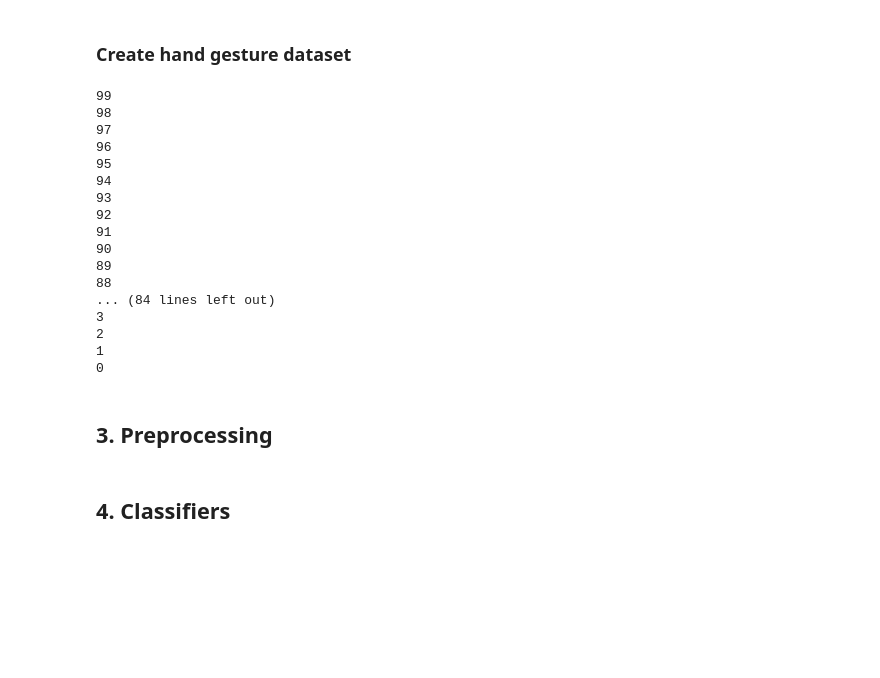
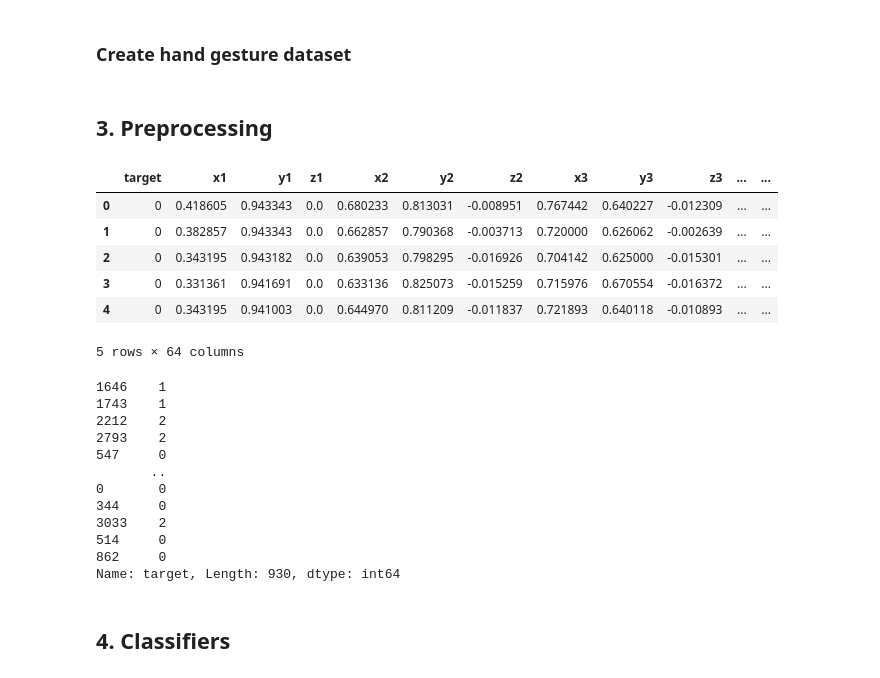
Before and after one commit to JanSzewczyk/hands-control-system, a Jupyter notebook: hands-gesture-classifier.ipynb, the cells around one changed output. Drawn from its saved outputs; the diff is of its cells as text; code cells hidden in the pictures; blank space fills up the shorter version.

```diff
--- a/hands-gesture-classifier.ipynb
+++ b/hands-gesture-classifier.ipynb
@@ -273,25 +281,8 @@ def create_gesture_dataset(action_type: ActionType, hand_type: HandType, sample_
     cap.release()
     cv2.destroyAllWindows()
 # %%
-create_gesture_dataset(ActionType(0), HandType.RIGHT)
+create_gesture_dataset(ActionType(2
+                                 ), HandType.RIGHT)
-# %% [output]
-99
-98
-97
-96
-95
-94
-93
-92
-91
-90
-89
-88
-... (84 lines left out)
-3
-2
-1
-0
 # %% [markdown]
 ## <a name='2'></a>3. Preprocessing
 # %%
@@ -298,0 +291,11 @@ create_gesture_dataset(ActionType(0), HandType.RIGHT)
+# %%
+df = pd.read_csv(COORDS_FILE_NAME)
+df.head()
+# %% [output]
+|  | target | x1 | y1 | z1 | x2 | y2 | z2 | x3 | y3 | z3 | ... | ... |
+| 0 | 0 | 0.418605 | 0.943343 | 0.0 | 0.680233 | 0.813031 | -0.008951 | 0.767442 | 0.640227 | -0.012309 | ... | ... |
+| 1 | 0 | 0.382857 | 0.943343 | 0.0 | 0.662857 | 0.790368 | -0.003713 | 0.720000 | 0.626062 | -0.002639 | ... | ... |
+| 2 | 0 | 0.343195 | 0.943182 | 0.0 | 0.639053 | 0.798295 | -0.016926 | 0.704142 | 0.625000 | -0.015301 | ... | ... |
+| 3 | 0 | 0.331361 | 0.941691 | 0.0 | 0.633136 | 0.825073 | -0.015259 | 0.715976 | 0.670554 | -0.016372 | ... | ... |
+| 4 | 0 | 0.343195 | 0.941003 | 0.0 | 0.644970 | 0.811209 | -0.011837 | 0.721893 | 0.640118 | -0.010893 | ... | ... |
+5 rows × 64 columns
@@ -299,3 +307,18 @@ create_gesture_dataset(ActionType(0), HandType.RIGHT)
+# %%
+y_test
+# %% [output]
+1646    1
+1743    1
+2212    2
+2793    2
+547     0
+       ..
+0       0
+344     0
+3033    2
+514     0
+862     0
+Name: target, Length: 930, dtype: int64
 # %% [markdown]
 ## <a name='3'></a>4. Classifiers
 # %%
```
Also changed, not shown: parts of 25 cells of this notebook, 6 other files.
